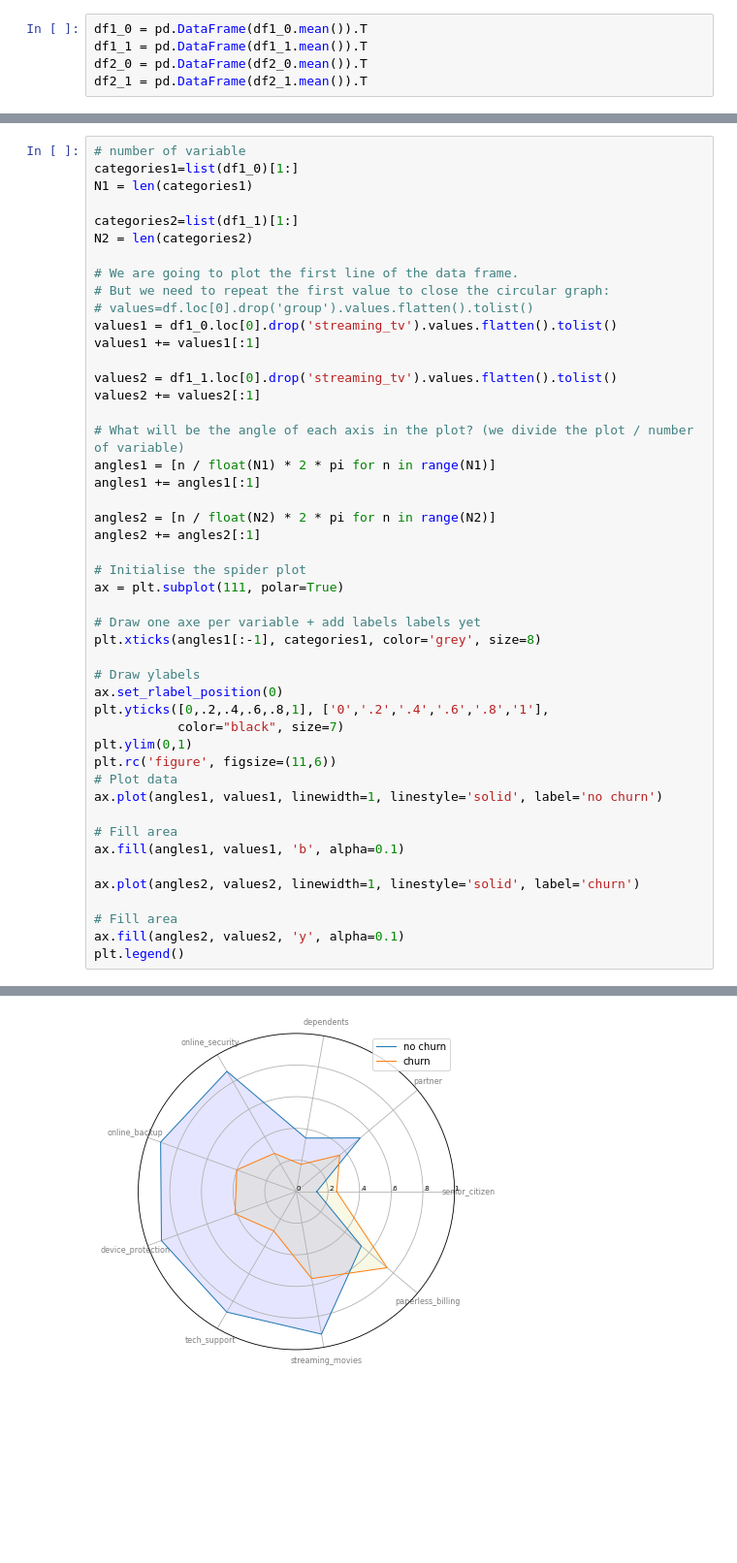
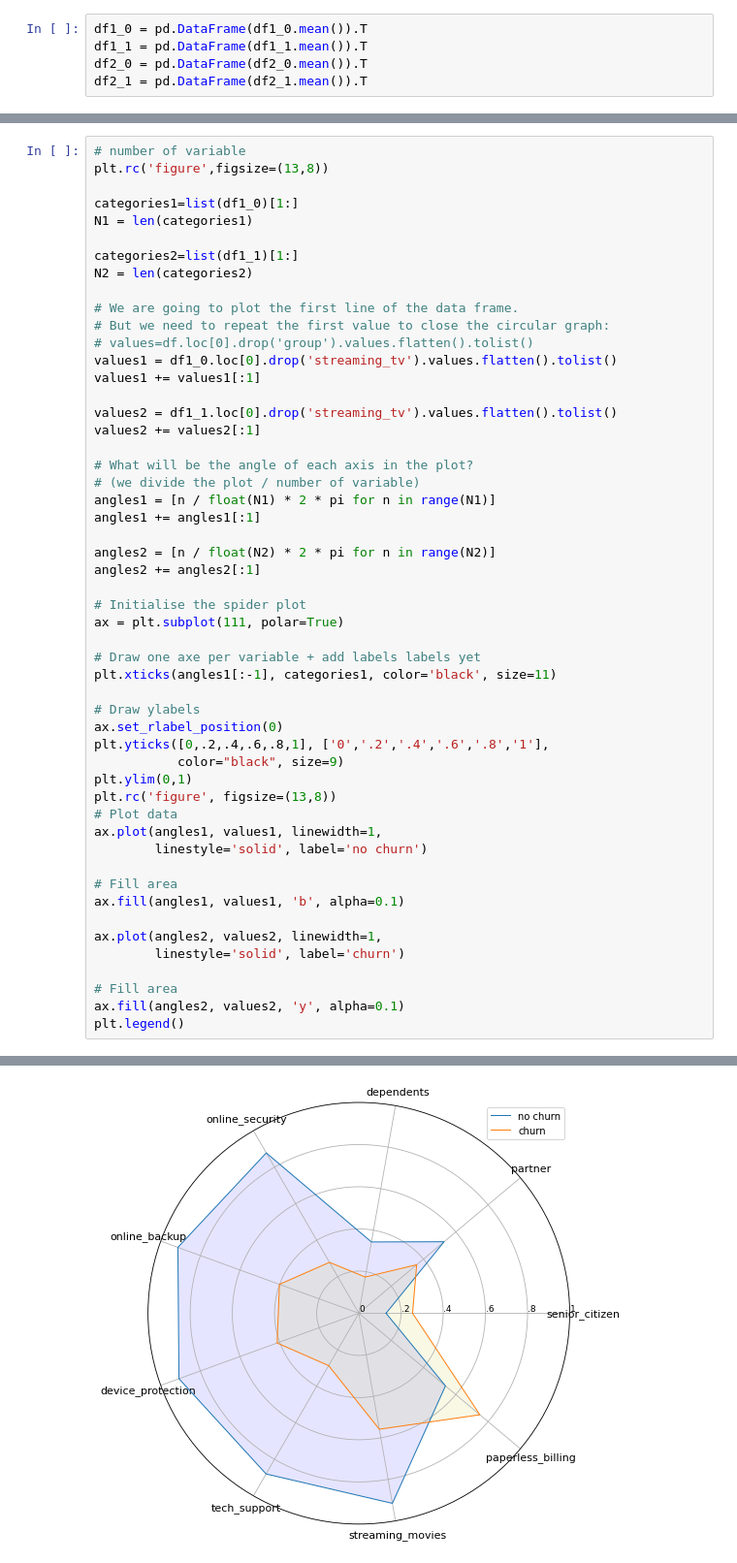
Before and after one commit to ravinder79/Telco_Churn, a Jupyter notebook: Radar chart.ipynb, the cells around one changed output, grey strips where cells are left out. Shown at 97% size. Saved outputs shown, nothing was run; the diff lists cells and outputs as text; blank space fills up the shorter version.

```diff
--- a/Radar chart.ipynb
+++ b/Radar chart.ipynb
@@ -94,6 +94,8 @@ df1_1
 | 0 | 0.556447 | 0.254682 | 0.357945 | 0.174425 | 0.278759 | 0.400749 | 0.41252 | ... |
 # %%
 # number of variable
+plt.rc('figure',figsize=(13,8))
+
 categories1=list(df1_0)[1:]
 N1 = len(categories1)
 
@@ -108,40 +110,43 @@ values1 += values1[:1]
 
 values2 = df1_1.loc[0].drop('streaming_tv').values.flatten().tolist()
 values2 += values2[:1]
 
-# What will be the angle of each axis in the plot? (we divide the plot / number of variable)
+# What will be the angle of each axis in the plot?
+# (we divide the plot / number of variable)
 angles1 = [n / float(N1) * 2 * pi for n in range(N1)]
 angles1 += angles1[:1]
 
 angles2 = [n / float(N2) * 2 * pi for n in range(N2)]
 angles2 += angles2[:1]
 
 # Initialise the spider plot
 ax = plt.subplot(111, polar=True)
 
 # Draw one axe per variable + add labels labels yet
-plt.xticks(angles1[:-1], categories1, color='grey', size=8)
+plt.xticks(angles1[:-1], categories1, color='black', size=11)
 
 # Draw ylabels
 ax.set_rlabel_position(0)
 plt.yticks([0,.2,.4,.6,.8,1], ['0','.2','.4','.6','.8','1'],
-           color="black", size=7)
+           color="black", size=9)
 plt.ylim(0,1)
-plt.rc('figure', figsize=(11,6))
+plt.rc('figure', figsize=(13,8))
 # Plot data
-ax.plot(angles1, values1, linewidth=1, linestyle='solid', label='no churn')
+ax.plot(angles1, values1, linewidth=1,
+        linestyle='solid', label='no churn')
 
 # Fill area
 ax.fill(angles1, values1, 'b', alpha=0.1)
 
-ax.plot(angles2, values2, linewidth=1, linestyle='solid', label='churn')
+ax.plot(angles2, values2, linewidth=1,
+        linestyle='solid', label='churn')
 
 # Fill area
 ax.fill(angles2, values2, 'y', alpha=0.1)
 plt.legend()
 # %% [output]
 <matplotlib.legend.Legend at 0x...>
-[figure, old version]
+[figure, new version]
 # %%
 # number of variable
 categories1=list(df2_0)[1:]
```
Also changed, not shown: parts of 1 cell of this notebook, 2 other files.
